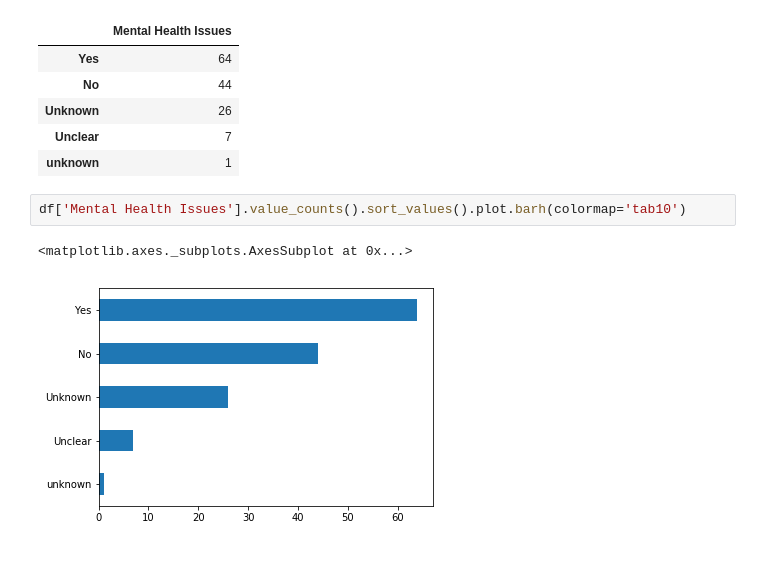
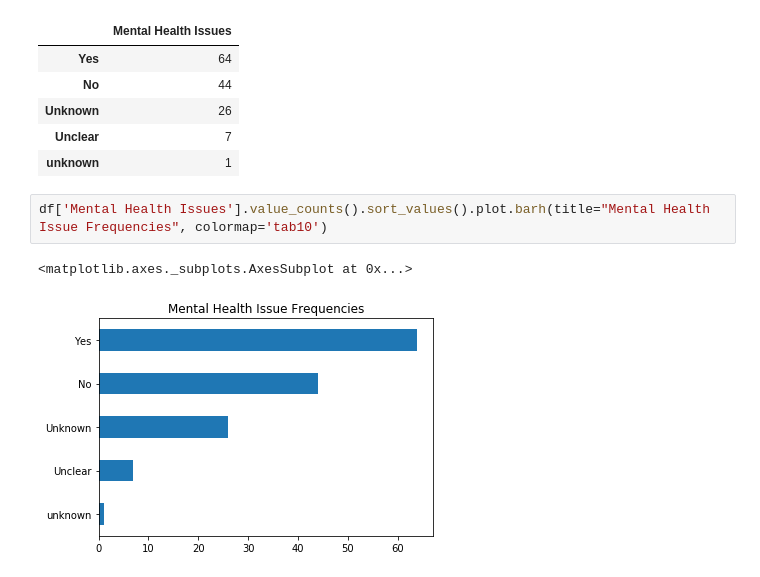
Before and after one commit to AlexGoico/Torres-Code-Review, a Jupyter notebook: Shooting_Analysis.ipynb, the cells around one changed output. Cells and saved outputs as stored; diff of their text form.

Commit message:
Add titles to plots

```diff
--- a/Shooting_Analysis.ipynb
+++ b/Shooting_Analysis.ipynb
@@ -128,7 +128,7 @@ df['Mental Health Issues'].value_counts().to_frame()
 | Unclear | 7 |
 | unknown | 1 |
 # %%
-df['Mental Health Issues'].value_counts().sort_values().plot.barh(colormap='tab10')
+df['Mental Health Issues'].value_counts().sort_values().plot.barh(title="Mental Health Issue Frequencies", colormap='tab10')
 # %% [output]
 <matplotlib.axes._subplots.AxesSubplot at 0x...>
-[figure, old version]
+[figure, new version]
```
Also changed, not shown: parts of 4 cells of this notebook.
